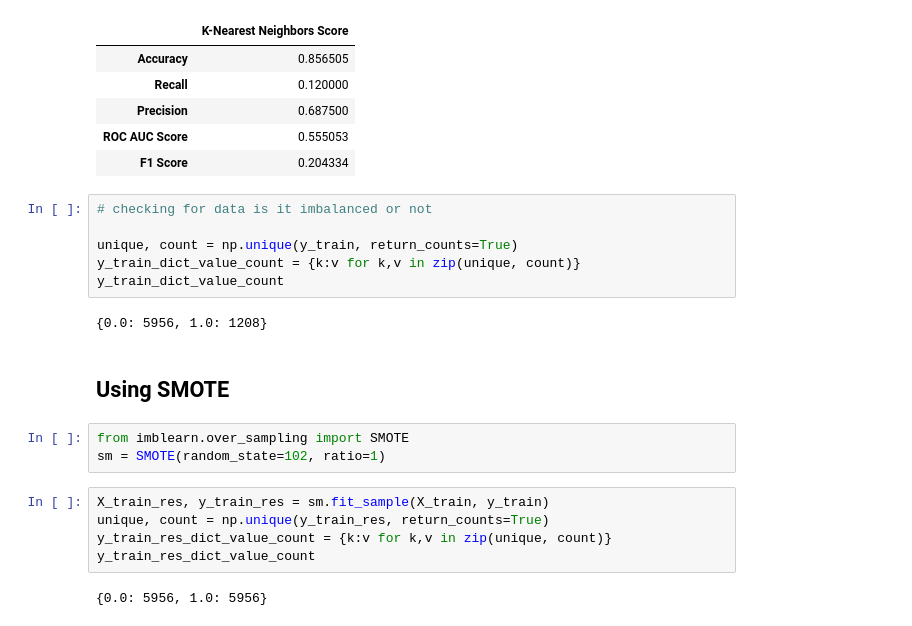
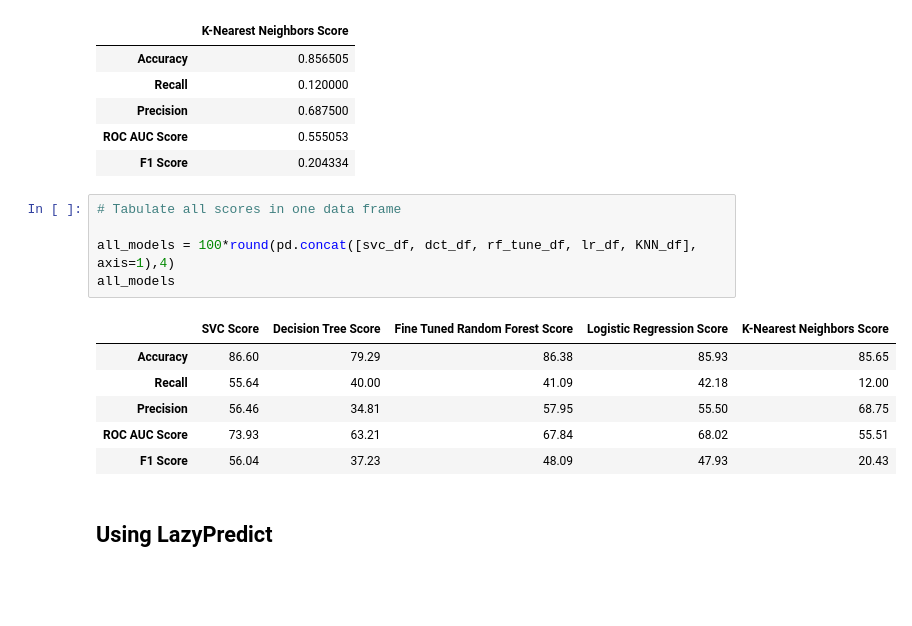
Before and after one commit to vaibhav1595/HR-Analytics-Predict-who-will-change-jobs, a Jupyter notebook: Predict_who_will_move_to_a_new_job.ipynb, the cells around one changed output. Cells and saved outputs as stored; diff of their text form; blank space fills up the shorter version.

```diff
--- a/Predict_who_will_move_to_a_new_job.ipynb
+++ b/Predict_who_will_move_to_a_new_job.ipynb
@@ -870,23 +870,17 @@ KNN_df
 | Precision | 0.687500 |
 | ROC AUC Score | 0.555053 |
 | F1 Score | 0.204334 |
-# %%
-# checking for data is it imbalanced or not
-
-unique, count = np.unique(y_train, return_counts=True)
-y_train_dict_value_count = {k:v for k,v in zip(unique, count)}
-y_train_dict_value_count
-# %% [output]
-{0.0: 5956, 1.0: 1208}
+# %%
+# Tabulate all scores in one data frame
+
+all_models = 100*round(pd.concat([svc_df, dct_df, rf_tune_df, lr_df, KNN_df], axis=1),4)
+all_models
+# %% [output]
+|  | SVC Score | Decision Tree Score | Fine Tuned Random Forest Score | Logistic Regression Score | K-Nearest Neighbors Score |
+| Accuracy | 86.60 | 79.29 | 86.38 | 85.93 | 85.65 |
+| Recall | 55.64 | 40.00 | 41.09 | 42.18 | 12.00 |
+| Precision | 56.46 | 34.81 | 57.95 | 55.50 | 68.75 |
+| ROC AUC Score | 73.93 | 63.21 | 67.84 | 68.02 | 55.51 |
+| F1 Score | 56.04 | 37.23 | 48.09 | 47.93 | 20.43 |
 # %% [markdown]
-## Using SMOTE
+## Using LazyPredict
-# %%
-from imblearn.over_sampling import SMOTE
-sm = SMOTE(random_state=102, ratio=1)
-# %%
-X_train_res, y_train_res = sm.fit_sample(X_train, y_train)
-unique, count = np.unique(y_train_res, return_counts=True)
-y_train_res_dict_value_count = {k:v for k,v in zip(unique, count)}
-y_train_res_dict_value_count
-# %% [output]
-{0.0: 5956, 1.0: 5956}
```
Also changed, not shown: parts of 5 cells of this notebook.
